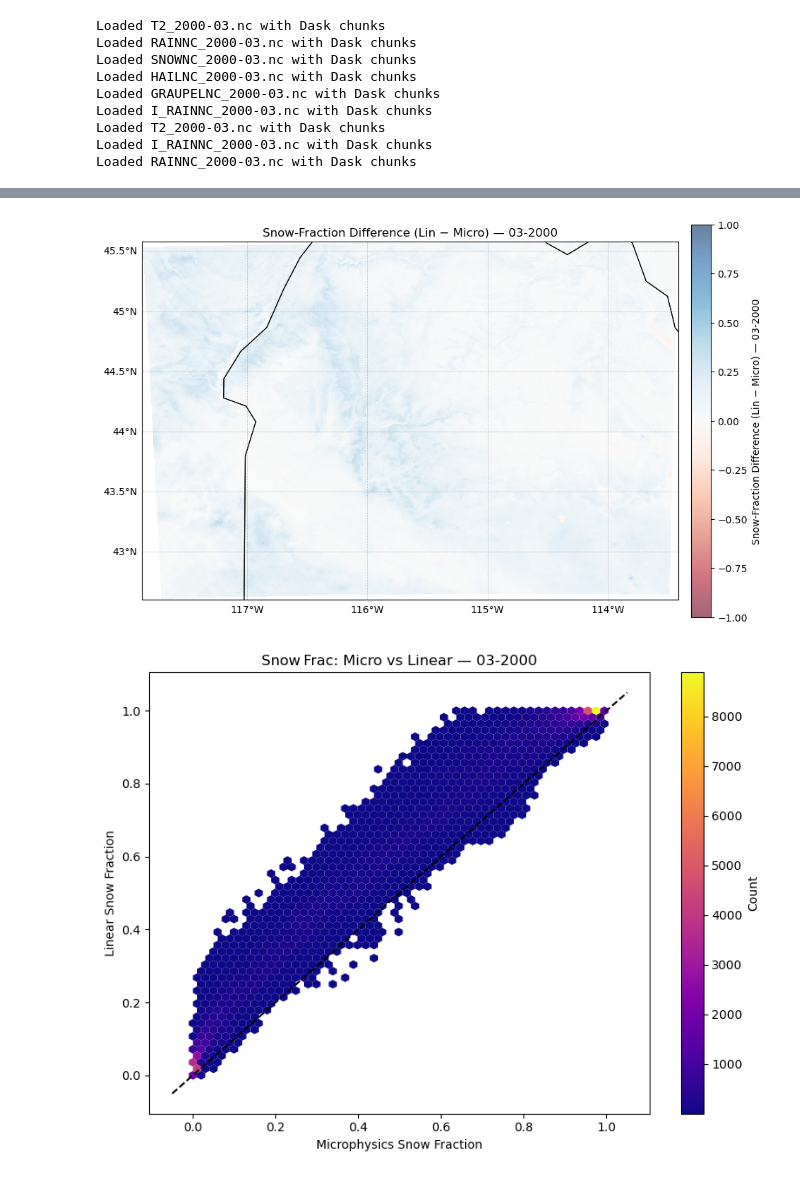
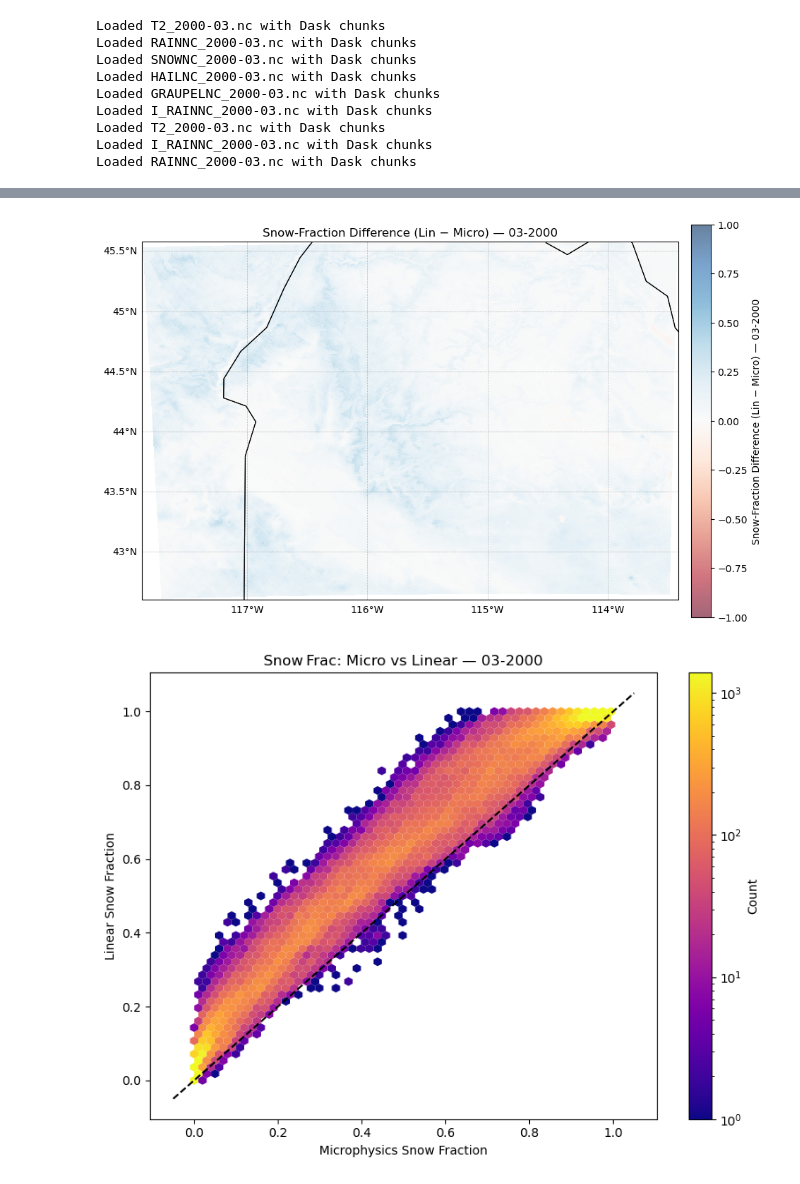
Before and after one commit to chiaraaltobelli/snowpack-boundary-impact, a Jupyter notebook: compare-03-2000.ipynb, the cells around one changed output, grey strips where cells are left out. Saved outputs shown, nothing was run; the diff lists cells and outputs as text; code cells hidden in the pictures.

Commit message:
Update hexbin plots for better contrast

```diff
--- a/compare-03-2000.ipynb
+++ b/compare-03-2000.ipynb
@@ -53,7 +53,7 @@ plot_cartopy(lons, lats, diff_frac.values,
 # === HEXBIN SCATTER OF SNOW FRACTION ===
 fm = np.ma.masked_invalid(frac_micro.values)
 fl = np.ma.masked_invalid(frac_lin.values)
-plot_hexbin(
+fig, ax, hb = plot_hexbin(
     fm.compressed(),
     fl.compressed(),
     gridsize=50,
@@ -61,35 +61,38 @@ plot_hexbin(
     xlabel="Microphysics Snow Fraction",
     ylabel="Linear Snow Fraction",
     title=f"Snow Frac: Micro vs Linear — {month}-{year}",
-    overlay_one_one=True
+    overlay_one_one=True,
+    log_counts=True,        # <- log color scale
+    trim_zeros_ones=True,   # <- drop exact 0/1 bins
+    trim_pct=99.0           # <- (optional) cap top 1% of bins
 )
 
 # === HISTOGRAMS ===
 bins = np.linspace(0,1,51)
 plt.figure(figsize=(8,4))
 plt.hist(fm.compressed(), bins=bins, density=True,
          histtype="step", linewidth=2, label="Microphysics")
 plt.hist(fl.compressed(), bins=bins, density=True,
          histtype="stepfilled", alpha=0.3, label="Linear 0–5°C")
 plt.xlabel("Snow Fraction")
 plt.ylabel("Probability Density")
 plt.title(f"Snow‑Fraction Distributions — {month}-{year}")
 plt.legend(frameon=False)
 plt.grid(alpha=0.3)
 plt.tight_layout()
 plt.show()
 # %% [output]
 Loaded T2_2000-03.nc with Dask chunks
 Loaded RAINNC_2000-03.nc with Dask chunks
 Loaded SNOWNC_2000-03.nc with Dask chunks
 Loaded HAILNC_2000-03.nc with Dask chunks
 Loaded GRAUPELNC_2000-03.nc with Dask chunks
 Loaded I_RAINNC_2000-03.nc with Dask chunks
 Loaded T2_2000-03.nc with Dask chunks
 Loaded I_RAINNC_2000-03.nc with Dask chunks
 Loaded RAINNC_2000-03.nc with Dask chunks
 [figure]
 [figure]
 [figure]
-[figure, old version]
+[figure, new version]
 [figure]
```
Also changed, not shown: 1 other file.
